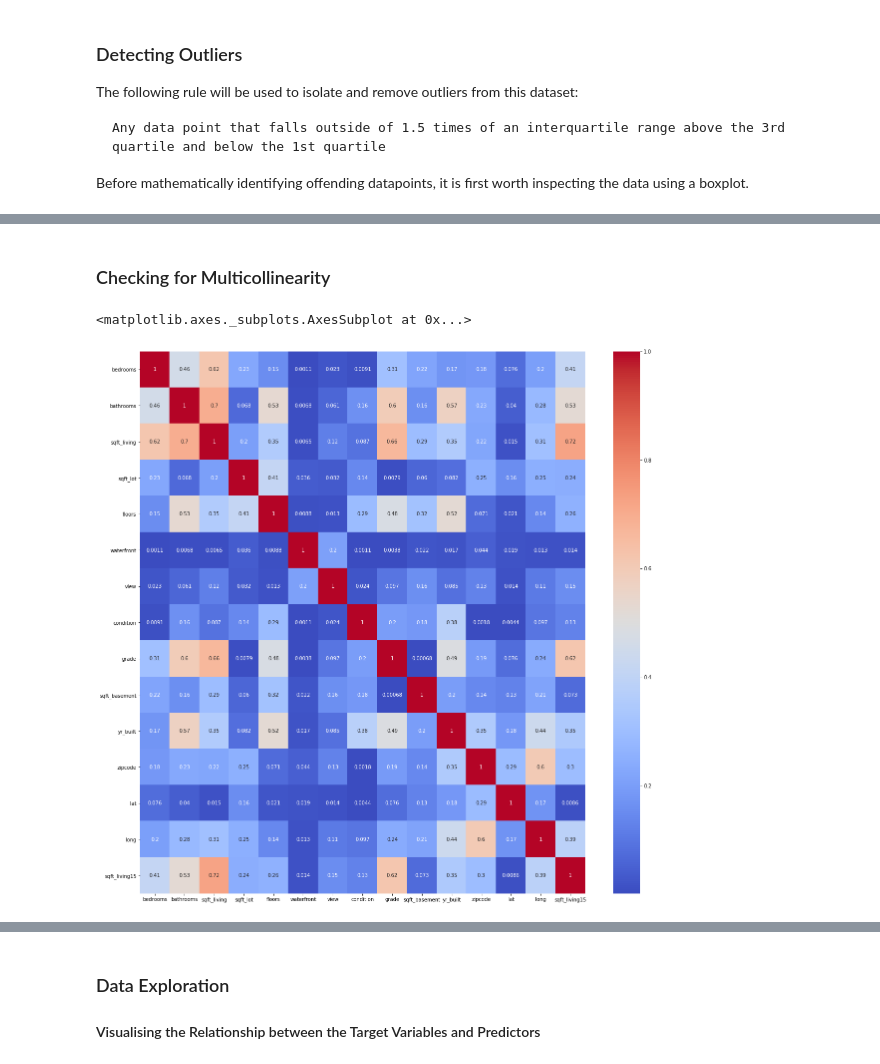
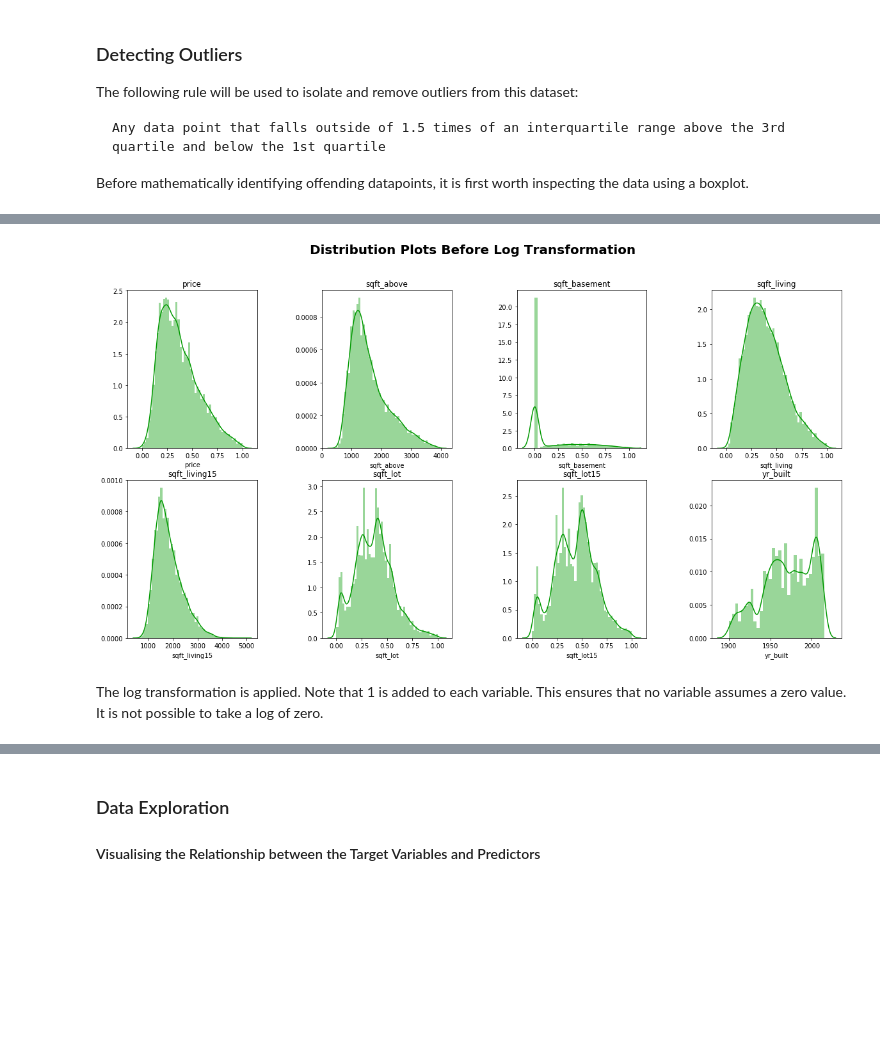
Before and after one commit to isobeldaley/dsc-v2-mod1-final-project-online-ds-ft-071519, a Jupyter notebook: student.ipynb, the cells around one changed output, grey strips where cells are left out. Drawn from its saved outputs; the diff is of its cells as text; code cells hidden in the pictures; blank space fills up the shorter version.

```diff
--- a/student.ipynb
+++ b/student.ipynb
@@ -396,0 +452,4 @@ plt.show()
+# %%
+## Drop zipcode from kc_data
+
+kc_data.drop(['zipcode'], axis=1, inplace=True)
@@ -404 +480,19 @@ for col in cols:
+# %%
+## Continuous variables for which log transformations will be applied.
+variable = ['price', 'sqft_above', 'sqft_basement', 'sqft_living', 'sqft_living15', 'sqft_lot', 'sqft_lot15', 'yr_built']
+
+## Setup of figure, with 8 axes for displots
+fig, axes = plt.subplots(nrows=2, ncols=4)
+fig.subplots_adjust(hspace=0.2, wspace=0.5)
+fig.set_size_inches(20, 10)
+fig.suptitle("Distribution Plots Before Log Transformation", fontsize=20, fontweight='bold')
+
+## Creation of each distplot using for loop
+for ax, var in zip(axes.flatten(), variable):
+    sns.distplot(kc_data[var], ax=ax, color="#009900")
+    ax.set(title=var)
+# %% [output]
+[figure, added]
+# %% [markdown]
+The log transformation is applied.  Note that 1 is added to each variable.  This ensures that no variable assumes a zero value.  It is not possible to take a log of zero.
 # %%
@@ -410,12 +506,3 @@ kc_data['sqft_living15'] = kc_data['sqft_living15'].map(lambda x: np.log(x+1))
 kc_data['sqft_lot'] = kc_data['sqft_lot'].map(lambda x: np.log(x+1))
 kc_data['sqft_lot15'] = kc_data['sqft_lot15'].map(lambda x: np.log(x+1))
 kc_data['yr_built'] = kc_data['yr_built'].map(lambda x: np.log(x+1))
-# %% [markdown]
-### Checking for Multicollinearity
-# %%
-predictors = kc_data.drop(['id', 'price'], axis=1)
-plt.figure(figsize=(20,20))
-sns.heatmap(abs(predictors.corr()), annot=True, cmap='coolwarm')
-# %% [output]
-<matplotlib.axes._subplots.AxesSubplot at 0x...>
-[figure, removed]
```
Also changed, not shown: parts of 28 cells of this notebook.
